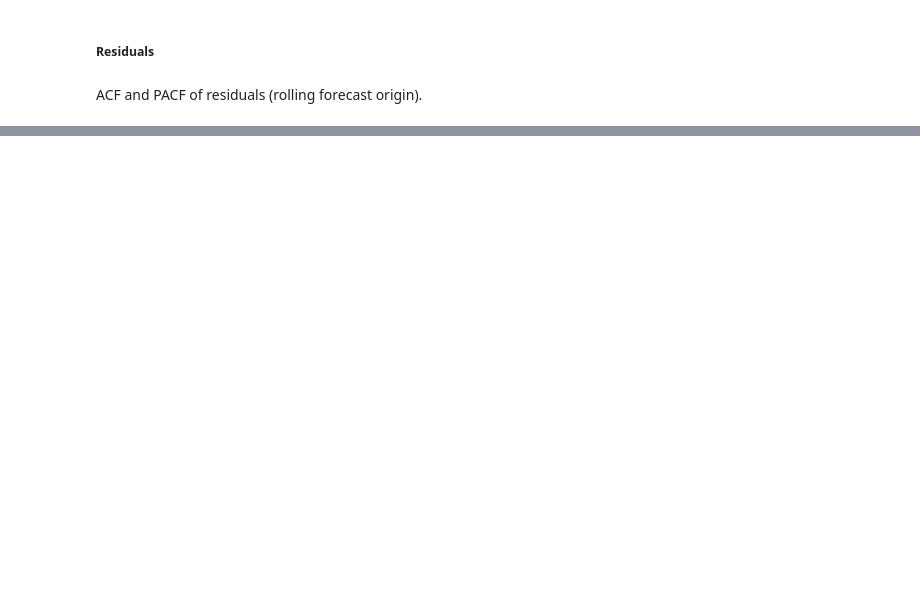
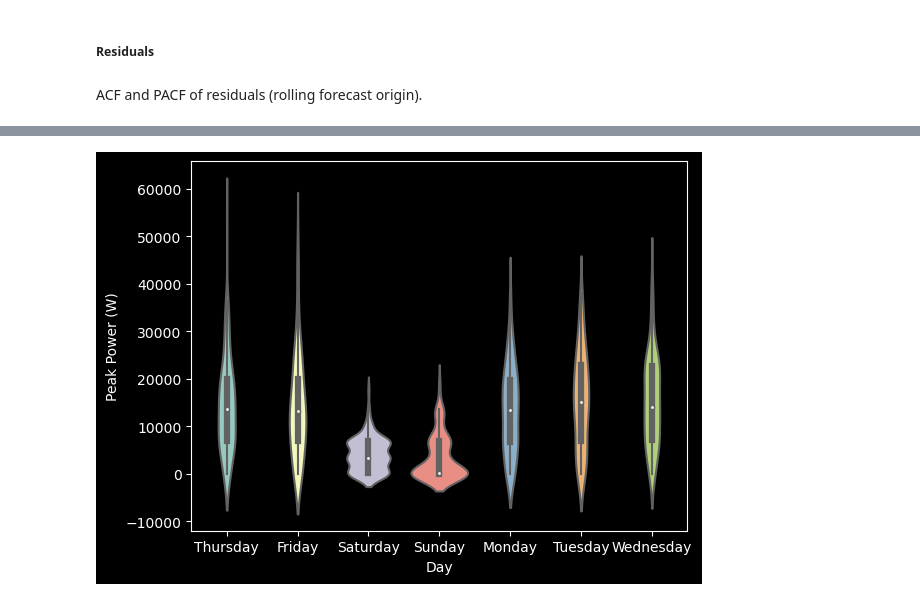
Before and after one commit to winston-edwin-chiong/power-prediction, a Jupyter notebook: ARIMA Demand Forecast.ipynb, the cells around one changed output, grey strips where cells are left out. Drawn from its saved outputs; the diff is of its cells as text; code cells hidden in the pictures; blank space fills up the shorter version.

```diff
--- a/ARIMA Demand Forecast.ipynb
+++ b/ARIMA Demand Forecast.ipynb
@@ -472,0 +465,7 @@ Residual STD: 7378.2529070086
+# %%
+sns.violinplot(x=dailydemand["day"], y=dailydemand["peak_power_W"], stat = 'probability' , kde = True)
+plt.xlabel("Day")
+plt.ylabel("Peak Power (W)")
+plt.show()
+# %% [output]
+[figure, added]
```
Also changed, not shown: parts of 24 cells of this notebook, 5 other files.
